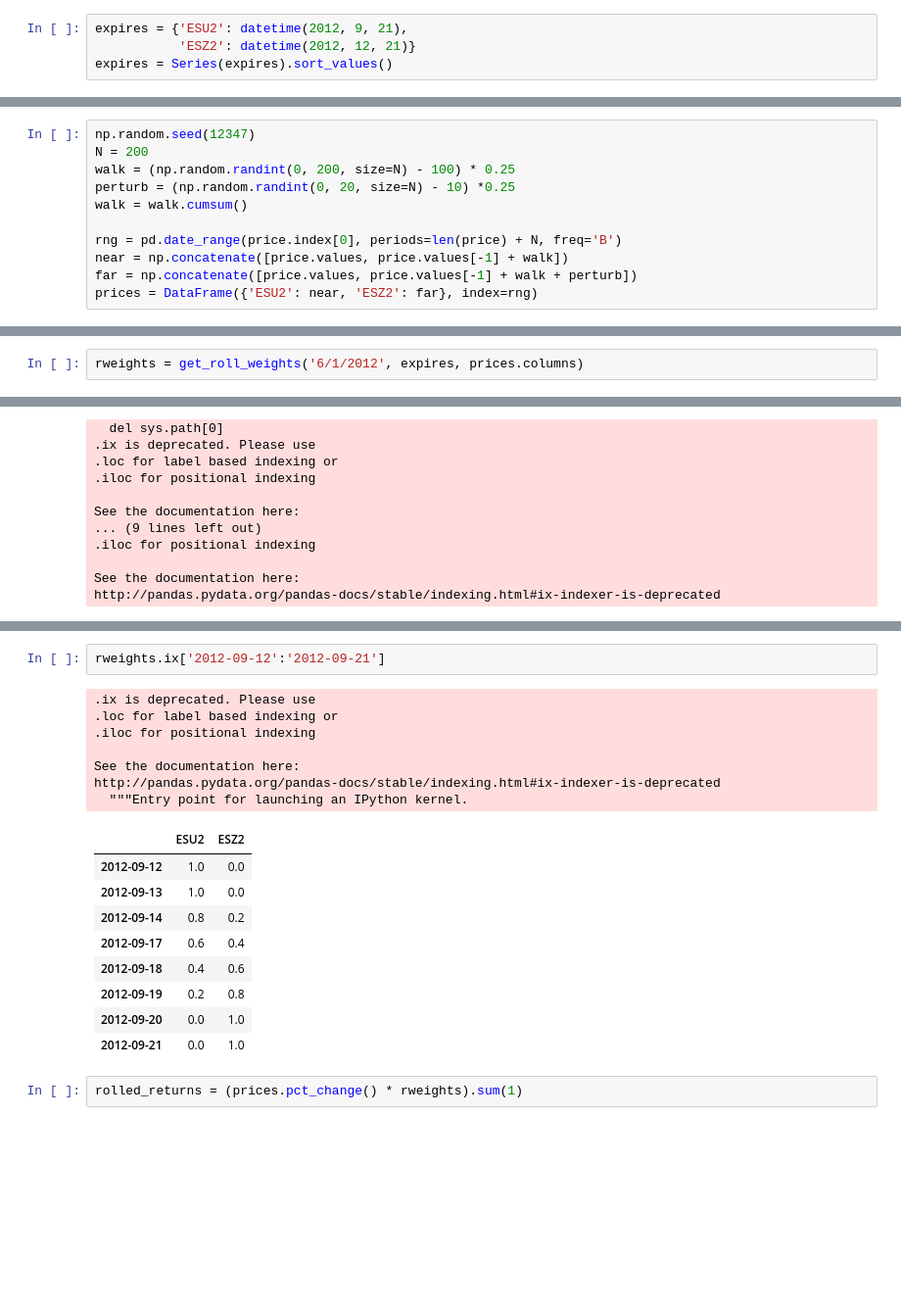
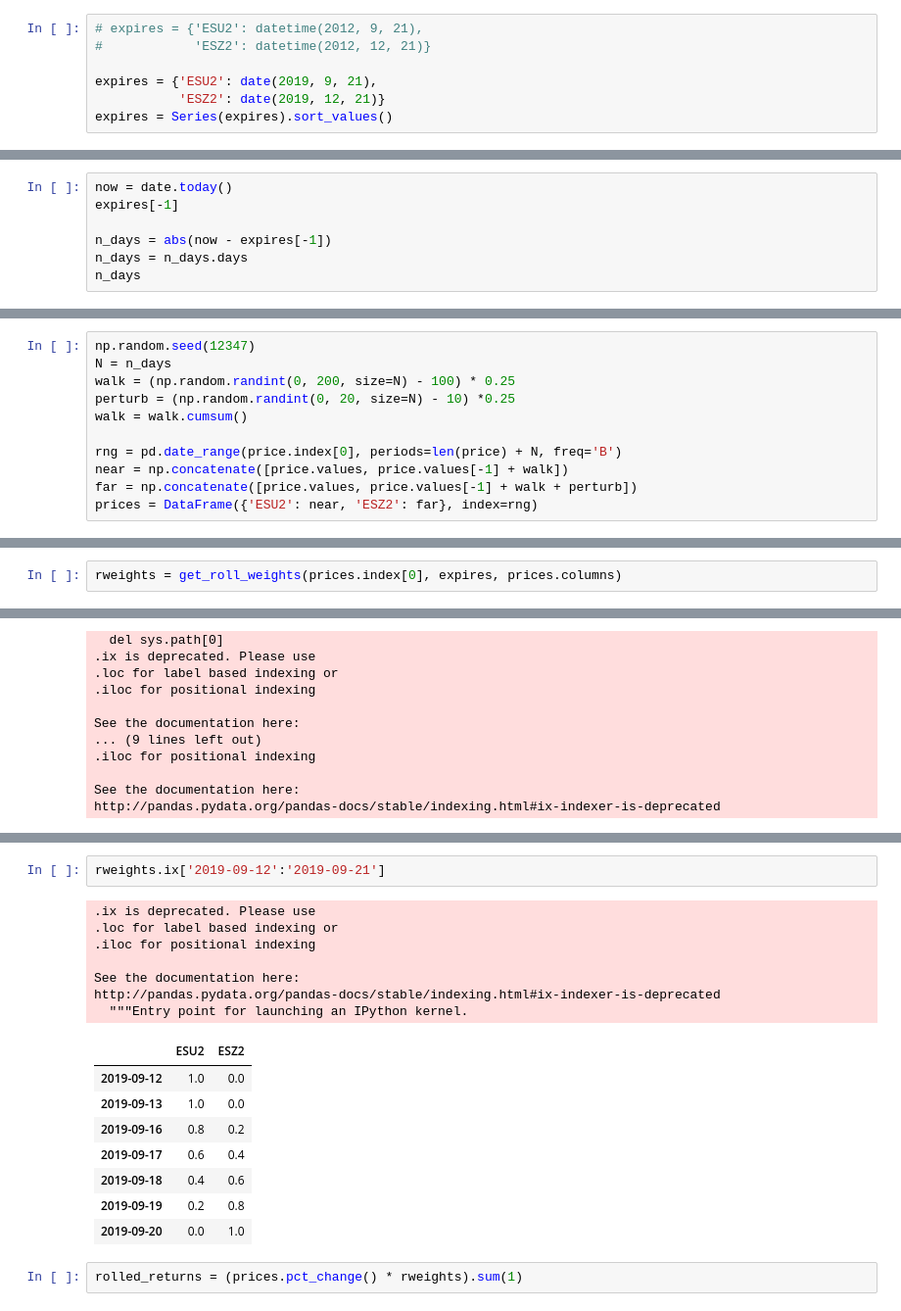
Before and after one commit to CaseyRMartinez/QTW_CaseStudies, a Jupyter notebook: CaseStudy4/CS4_KThomas.ipynb, the cells around one changed output, grey strips where cells are left out. Shown at 98% size. Cells and saved outputs as stored; diff of their text form; blank space fills up the shorter version.

```diff
--- a/CaseStudy4/CS4_KThomas.ipynb
+++ b/CaseStudy4/CS4_KThomas.ipynb
@@ -55,6 +56,9 @@ Name: Adj Close, Length: 2302, dtype: float64
 # %%
-expires = {'ESU2': datetime(2012, 9, 21),
-           'ESZ2': datetime(2012, 12, 21)}
+# expires = {'ESU2': datetime(2012, 9, 21),
+#            'ESZ2': datetime(2012, 12, 21)}
+
+expires = {'ESU2': date(2019, 9, 21),
+           'ESZ2': date(2019, 12, 21)}
 expires = Series(expires).sort_values()
 # %%
 expires
@@ -64,0 +69,7 @@ dtype: datetime64[ns]
+# %%
+now = date.today()
+expires[-1]
+
+n_days = abs(now - expires[-1])
+n_days = n_days.days
+n_days
@@ -65,6 +78,6 @@ dtype: datetime64[ns]
 # %%
 np.random.seed(12347)
-N = 200
+N = n_days
 walk = (np.random.randint(0, 200, size=N) - 100) * 0.25
 perturb = (np.random.randint(0, 20, size=N) - 10) *0.25
 walk = walk.cumsum()
@@ -109,7 +171,7 @@ def get_roll_weights(start, expiry, items, roll_periods=5):
 
     return weights
 # %%
-rweights = get_roll_weights('6/1/2012', expires, prices.columns)
+rweights = get_roll_weights(prices.index[0], expires, prices.columns)
 # %% [output]
 .ix is deprecated. Please use
 .loc for label based indexing or
@@ -131,22 +211,21 @@ http://pandas.pydata.org/pandas-docs/stable/indexing.html#ix-indexer-is-deprecat
 # %%
-rweights.ix['2012-09-12':'2012-09-21']
+rweights.ix['2019-09-12':'2019-09-21']
 # %% [output]
 .ix is deprecated. Please use
 .loc for label based indexing or
 .iloc for positional indexing
 
 See the documentation here:
 http://pandas.pydata.org/pandas-docs/stable/indexing.html#ix-indexer-is-deprecated
   """Entry point for launching an IPython kernel.
 |  | ESU2 | ESZ2 |
-| 2012-09-12 | 1.0 | 0.0 |
-| 2012-09-13 | 1.0 | 0.0 |
-| 2012-09-14 | 0.8 | 0.2 |
-| 2012-09-17 | 0.6 | 0.4 |
-| 2012-09-18 | 0.4 | 0.6 |
-| 2012-09-19 | 0.2 | 0.8 |
-| 2012-09-20 | 0.0 | 1.0 |
-| 2012-09-21 | 0.0 | 1.0 |
+| 2019-09-12 | 1.0 | 0.0 |
+| 2019-09-13 | 1.0 | 0.0 |
+| 2019-09-16 | 0.8 | 0.2 |
+| 2019-09-17 | 0.6 | 0.4 |
+| 2019-09-18 | 0.4 | 0.6 |
+| 2019-09-19 | 0.2 | 0.8 |
+| 2019-09-20 | 0.0 | 1.0 |
 # %%
 rolled_returns = (prices.pct_change() * rweights).sum(1)
 # %%
```
Also changed, not shown: parts of 19 cells of this notebook.
